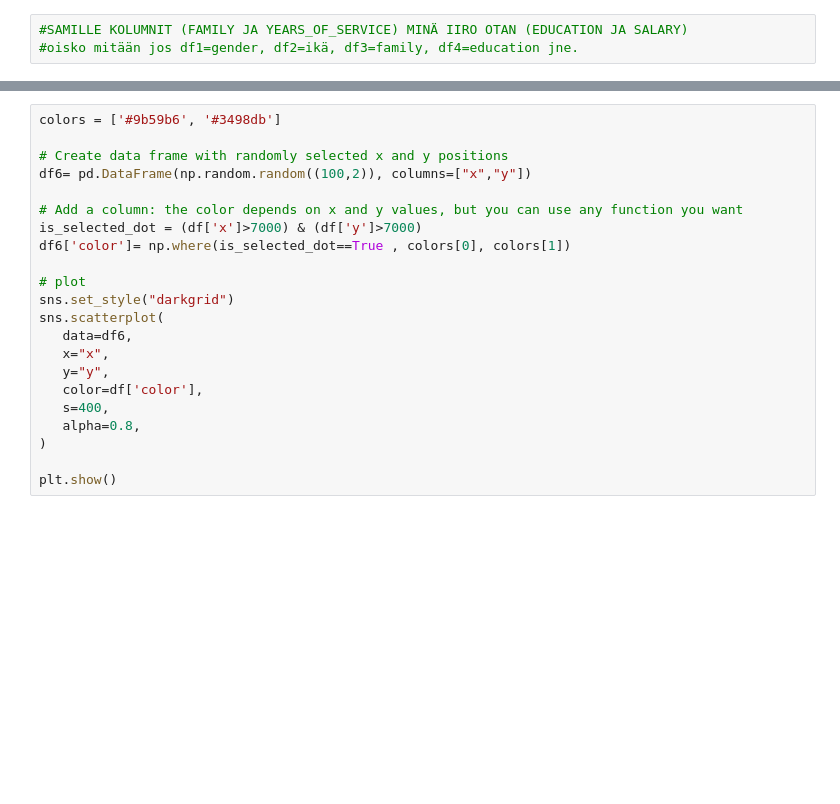
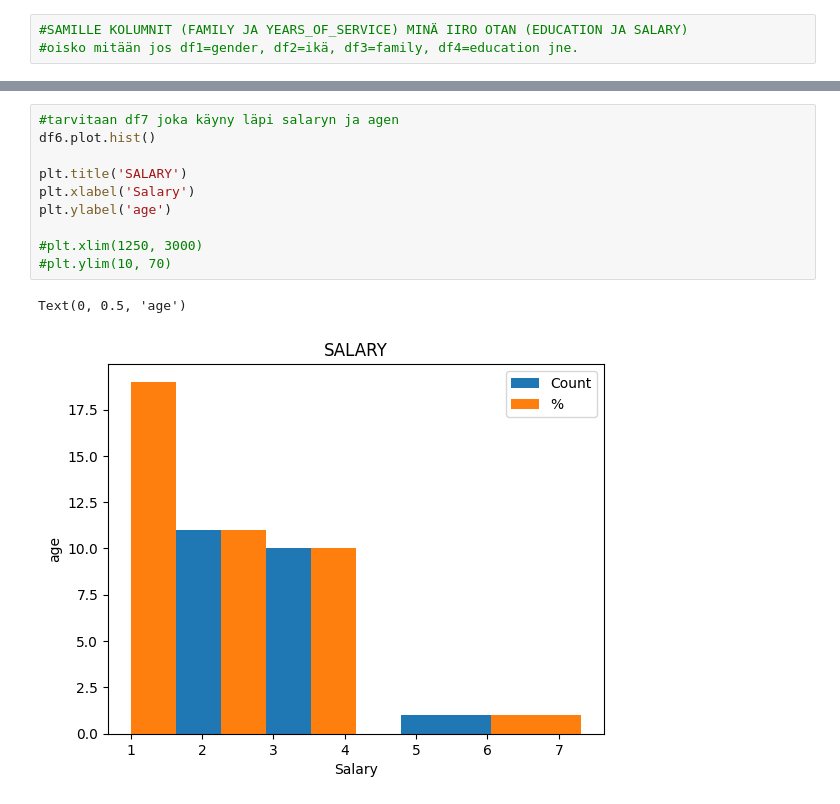
Before and after one commit to YSPLS/Tiedonk-sittely-pythonilla, a Jupyter notebook: code/project.ipynb, the cells around one changed output, grey strips where cells are left out. Cells and saved outputs as stored; diff of their text form; blank space fills up the shorter version.

```diff
--- a/code/project.ipynb
+++ b/code/project.ipynb
@@ -81,22 +187,13 @@ df6
-# %%
-colors = ['#9b59b6', '#3498db']
-
-# Create data frame with randomly selected x and y positions
-df6= pd.DataFrame(np.random.random((100,2)), columns=["x","y"])
-
-# Add a column: the color depends on x and y values, but you can use any function you want
-is_selected_dot = (df['x']>7000) & (df['y']>7000)
-df6['color']= np.where(is_selected_dot==True , colors[0], colors[1])
-
-# plot
-sns.set_style("darkgrid")
-sns.scatterplot(
-   data=df6,
-   x="x",
-   y="y",
-   color=df['color'],
-   s=400,
-   alpha=0.8,
-)
-
-plt.show()
+# %%
+#tarvitaan df7 joka käyny läpi salaryn ja agen
+df6.plot.hist()
+
+plt.title('SALARY')
+plt.xlabel('Salary')
+plt.ylabel('age')
+
+#plt.xlim(1250, 3000)
+#plt.ylim(10, 70)
+# %% [output]
+Text(0, 0.5, 'age')
+[figure, added]
```
Also changed, not shown: parts of 12 cells of this notebook.
